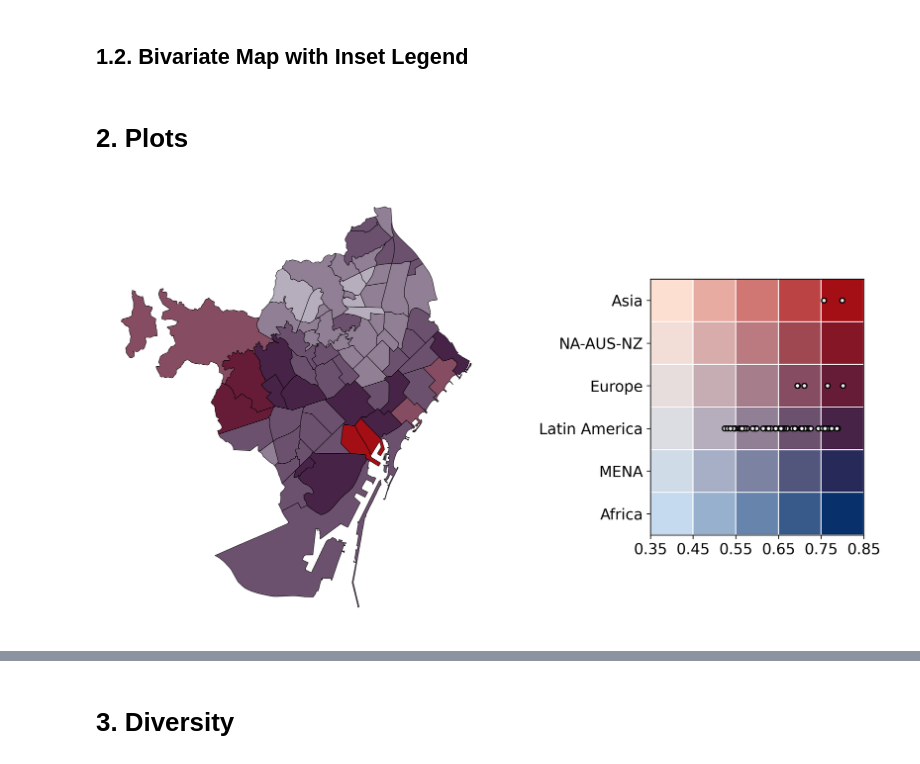
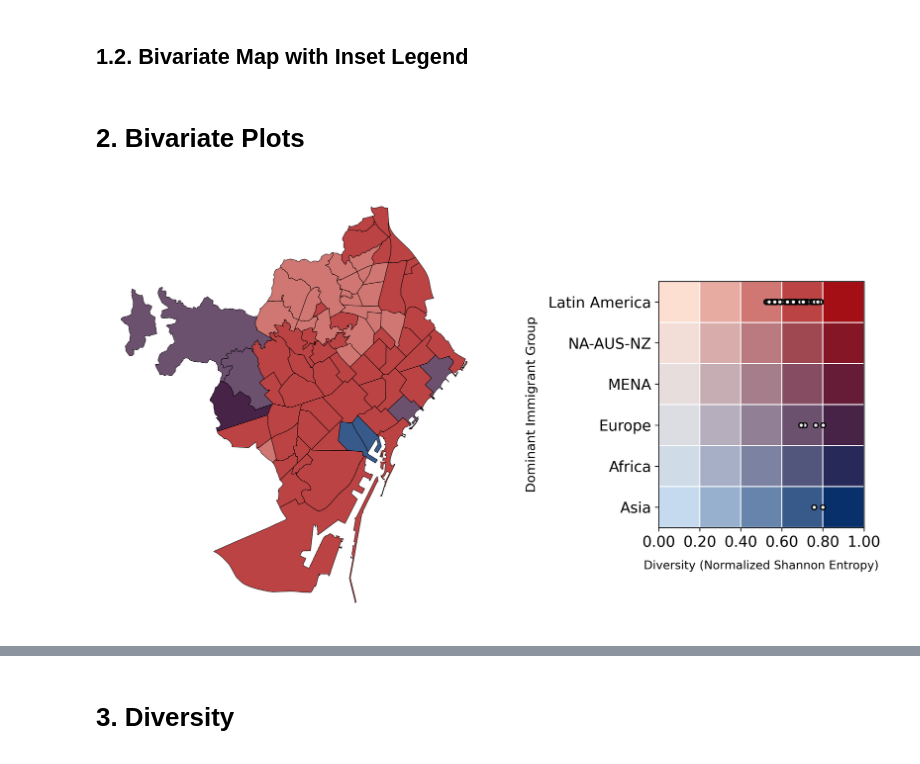
Before and after one commit to pablob2002/immigration-avdm, a Jupyter notebook: Ale/2_bivariate.ipynb, the cells around one changed output, grey strips where cells are left out. Cells and saved outputs as stored; diff of their text form; code cells hidden in the pictures.

Commit message:
general updates to figures and automatic img save

```diff
--- a/Ale/2_bivariate.ipynb
+++ b/Ale/2_bivariate.ipynb
@@ -17,9 +17,9 @@ from PIL import ImageColor
 from matplotlib.colors import Normalize, LogNorm
 import matplotlib.cm as cm
 
-# img_dir = './img/bivariate_maps/'
-# if not exists(img_dir):
-#     makedirs(img_dir)
+img_dir = './img/'
+if not exists(img_dir):
+    makedirs(img_dir)
 # %% [markdown]
 # 1. Functions
 # %% [markdown]
@@ -255,14 +285,13 @@ def plot_bivariate_inset(year, level, ax, n_div_bins=5):
 # %%
 # inset legend is not readable when studying Neighborhoods - legend on its own ax (flipped for better space management)
 
-def prepare_bivariate_data(year, level, norm_edges, n_div_bins=5):
+def prepare_bivariate_diversity_data(year, level, norm_edges, n_div_bins=5):
     'We want to plot:'
     'x: diversity normalized (numerical 0-1)'
     'y: dominant group (categorical)'
 
-    all_dominant_groups = ['Africa', 'MENA', 'Latin America', 'Europe', 'NA-AUS-NZ', 'Asia']
-
     gdf = prepare_gdf(year, level)
+    all_dominant_groups = gdf.attrs['metadata']['groups']
 
     # --- CATEGORICAL Y AXIS ---
     group_to_index = {group: idx for idx, group in enumerate(all_dominant_groups)}
@@ -275,8 +304,6 @@ def prepare_bivariate_data(year, level, norm_edges, n_div_bins=5):
     # bin edges
     # div_bins = np.linspace(0, 1, n_div_bins+1) # --- OLD 0-1 X-AXIS ---
     div_bins = np.quantile(norm_edges, np.linspace(0, 1, n_x+1))
-
-
 
     # binning
     gdf['div_bin'] = np.digitize(gdf['Diversity_Norm'], div_bins) - 1
@@ -331,7 +358,7 @@ def plot_bivariate_map(ax, gdf):
     ax.axis('off')
 
 
-def plot_bivariate_legend(ax, gdf):
+def plot_bivariate_diversity_legend(ax, gdf):
     metadata = gdf.attrs['bivariate_metadata']
 
     all_dominant_groups = metadata['groups']
@@ -360,26 +387,10 @@ def plot_bivariate_legend(ax, gdf):
     ax.set_yticklabels(all_dominant_groups, rotation=0, ha='right')
     ax.tick_params(labelsize=14)
 
-    # ax.set_xlabel('Diversity', fontsize=12, labelpad=10)
-    # ax.set_ylabel('Dominant Group', fontsize=12, labelpad=10)
+    ax.set_xlabel('Diversity (Normalized Shannon Entropy)', fontsize=11, labelpad=10)
+    ax.set_ylabel('Dominant Immigrant Group', fontsize=12, labelpad=10)
 
     # --- SCATTER POINTS ---
-    # correct placement of scatter points on legend when x-axis is binned
-    def value_to_legend_x(v, bins):
-        # identify bin
-        idx = np.digitize(v, bins) - 1
-        idx = np.clip(idx, 0, len(bins)-2)
-
-        # position inside the bin [0,1]
-        left = bins[idx]
-        right = bins[idx+1]
-        frac = (v - left) / (right - left) if right > left else 0
-
-        # legend x coordinate = bin index + fraction inside bin
-        coord = idx + frac
-
-        return coord
-
     norm_x = [value_to_legend_x(v, div_bins) for v in gdf['Diversity_Norm']]
     # norm_x = gdf['Diversity_Norm'] * n_x # --- OLD 0-1 X-AXIS ---
     norm_y = gdf['group_idx'] + 0.5
@@ -389,2 +556,2 @@ def plot_bivariate_legend(ax, gdf):
 # %% [markdown]
-# 2. Plots
+# 2. Bivariate Plots
@@ -398,20 +558,22 @@ def plot_bivariate_legend(ax, gdf):
 # %%
 # [0.5, 0.82]
 # [0.35, 0.85]
 # [0.3, 0.9]
-gdf = prepare_bivariate_data(2025, 'Neighborhood', norm_edges=[0.35, .85], n_div_bins=5)
+# gdf = prepare_bivariate_diversity_data(2025, 'Neighborhood', norm_edges=[0.35, .85], n_div_bins=5)
+gdf = prepare_bivariate_diversity_data(2025, 'Neighborhood', norm_edges=[0, 1], n_div_bins=5)
 
 # Create figure with gridspec for custom width ratios
 fig = plt.figure(figsize=(12, 6), dpi=300)
 gs = plt.GridSpec(1, 2, width_ratios=[3, 1])  # 3:1 ratio = 3/4:1/4
 
 ax1 = fig.add_subplot(gs[0])
 ax2 = fig.add_subplot(gs[1])
 
 plot_bivariate_map(ax1, gdf)
-plot_bivariate_legend(ax2, gdf)
+plot_bivariate_diversity_legend(ax2, gdf)
 
 plt.tight_layout()
+plt.savefig(img_dir + '2025_diversity.png', dpi=300, bbox_inches='tight')
 plt.show()
 # %% [output]
-[figure, old version]
+[figure, new version]
```
Also changed, not shown: parts of 12 cells of this notebook, 1 other file.
